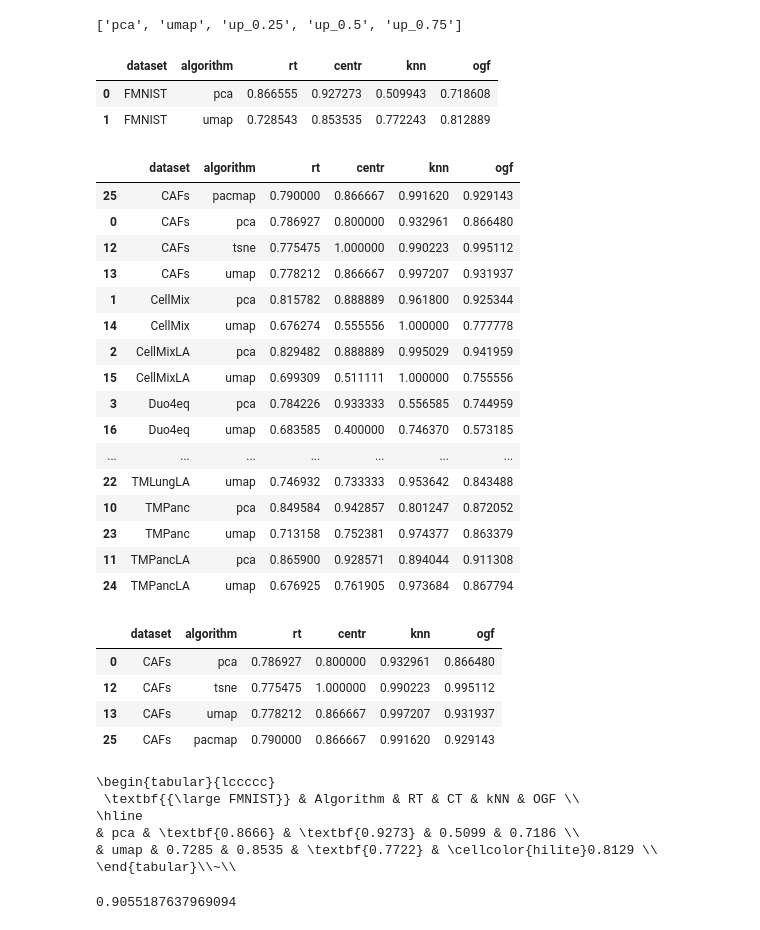
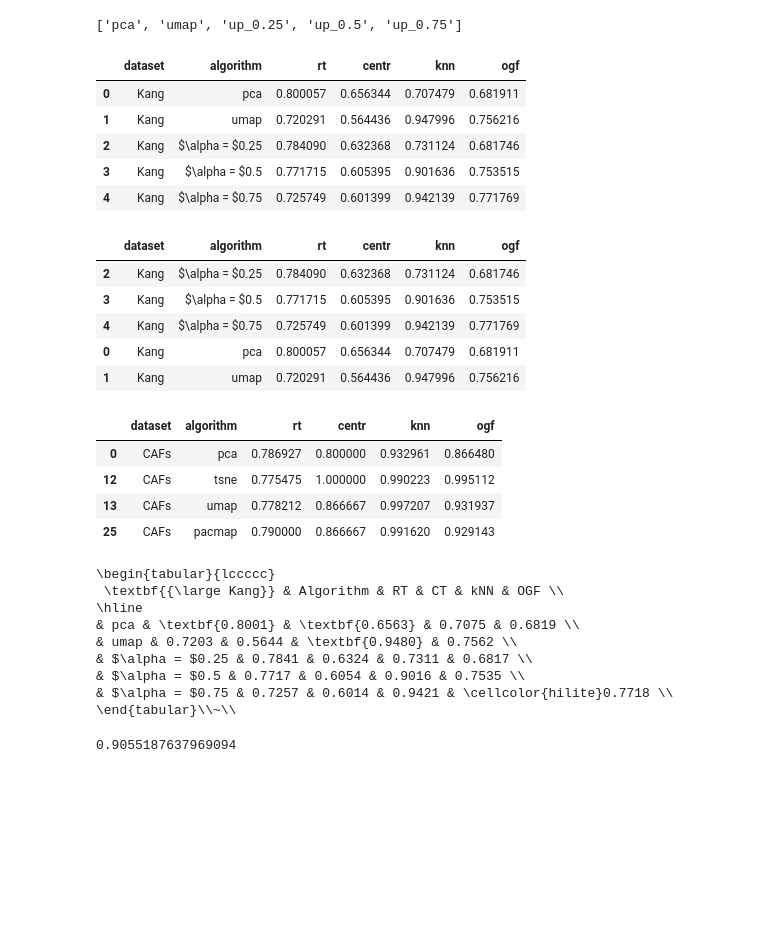
Before and after one commit to corinne-ort/drpaper25, a Jupyter notebook: run_evaluation.ipynb, the cells around one changed output. Cells and saved outputs as stored; diff of their text form; code cells hidden in the pictures; blank space fills up the shorter version.

```diff
--- a/run_evaluation.ipynb
+++ b/run_evaluation.ipynb
@@ -54,25 +54,27 @@ print(algorithms)
 ['pca', 'umap', 'up_0.25', 'up_0.5', 'up_0.75']
 # %%
 #algorithms = ['pca', 'tsne', 'umap', 'pacmap']
-#hybrids = ['up_0.25', 'up_0.5', 'up_0.75']
-hybrids = []
-algorithms = ['pca','umap'] #+ hybrids
+hybrids = ['MDS_up_0.25', 'MDS_up_0.5', 'MDS_up_0.75']
+algorithms = ['pca','umap'] + hybrids
 #datasets = ['CAFs', 'CellMix', 'CellMixLA','Duo4eq', 'Duo8eq','Kang','MNIST','Muraro','TMLung','TMLungLA','TMPanc','TMPancLA']
-datasets = ['FMNIST']
+datasets = ['Kang']
 
 filepaths = []
 results = []
 for algorithm in algorithms:
     for dataset in datasets:
 
+        a = "beep boop"
         # Corinne 7-24
         if algorithm in ['pca', 'tsne', 'umap', 'pacmap']:
             filepath = f'{cwd}/embeddings/{dataset}/{dataset}_{algorithm}.npy'
 
         elif algorithm in hybrids:
-            filepath = f'{cwd}/embeddings/{dataset}/UMAP-PCA/{dataset}_{algorithm}.npy'
+            filepath = f'{cwd}/embeddings/{dataset}/UMAP-PCA-MDS/{dataset}_{algorithm}.npy'
+            a = "hybrid"
 
         if not os.path.exists(filepath):
+            print(a)
             continue
 
         if dataset == 'CAFs':
@@ -144,35 +146,38 @@ for algorithm in algorithms:
 
         if algorithm not in hybrids:
             result['algorithm'] = algorithm
 
         elif algorithm in hybrids:
             alpha = algorithm[-4:]
             if alpha[0] == '_': # fix minor formatting issue
                 alpha = alpha[1:]
             result['algorithm'] = '$\\alpha = $' + alpha
 
         rt_acc = np.zeros(5,)
         for i in range(5):
             rt_acc[i] = random_triplet_eval(X_train, embedding, y_train) #X_train, embedding, labels
         result['rt'] = np.mean(rt_acc)
 
         centr_acc = centroid_triplet_eval(X_train, embedding, y_train) #X_train, embedding, labels
         result['centr'] = np.mean(centr_acc)
 
         knn = knn_eval(embedding, y_train, n_neighbors = 5)
         result['knn'] = knn
 
         ogf = (centr_acc + knn)/2 # overall geometric fidelity
         result['ogf'] = ogf
 
         results.append(result)
 
 df = pd.DataFrame(results)
 df
 # %% [output]
 |  | dataset | algorithm | rt | centr | knn | ogf |
-| 0 | FMNIST | pca | 0.866555 | 0.927273 | 0.509943 | 0.718608 |
-| 1 | FMNIST | umap | 0.728543 | 0.853535 | 0.772243 | 0.812889 |
+| 0 | Kang | pca | 0.800057 | 0.656344 | 0.707479 | 0.681911 |
+| 1 | Kang | umap | 0.720291 | 0.564436 | 0.947996 | 0.756216 |
+| 2 | Kang | $\alpha = $0.25 | 0.784090 | 0.632368 | 0.731124 | 0.681746 |
+| 3 | Kang | $\alpha = $0.5 | 0.771715 | 0.605395 | 0.901636 | 0.753515 |
+| 4 | Kang | $\alpha = $0.75 | 0.725749 | 0.601399 | 0.942139 | 0.771769 |
 # %%
 df['algorithm'] = df['algorithm'].apply(lambda alg: f"${alg}$" if alg.startswith("\\") else alg)
 # %%
@@ -181,22 +186,11 @@ df_sorted = df.sort_values(by=['dataset', 'algorithm'], ascending=[True, True])
 df_sorted
 # %% [output]
 |  | dataset | algorithm | rt | centr | knn | ogf |
-| 25 | CAFs | pacmap | 0.790000 | 0.866667 | 0.991620 | 0.929143 |
-| 0 | CAFs | pca | 0.786927 | 0.800000 | 0.932961 | 0.866480 |
-| 12 | CAFs | tsne | 0.775475 | 1.000000 | 0.990223 | 0.995112 |
-| 13 | CAFs | umap | 0.778212 | 0.866667 | 0.997207 | 0.931937 |
-| 1 | CellMix | pca | 0.815782 | 0.888889 | 0.961800 | 0.925344 |
-| 14 | CellMix | umap | 0.676274 | 0.555556 | 1.000000 | 0.777778 |
-| 2 | CellMixLA | pca | 0.829482 | 0.888889 | 0.995029 | 0.941959 |
-| 15 | CellMixLA | umap | 0.699309 | 0.511111 | 1.000000 | 0.755556 |
-| 3 | Duo4eq | pca | 0.784226 | 0.933333 | 0.556585 | 0.744959 |
-| 16 | Duo4eq | umap | 0.683585 | 0.400000 | 0.746370 | 0.573185 |
-| ... | ... | ... | ... | ... | ... | ... |
-| 22 | TMLungLA | umap | 0.746932 | 0.733333 | 0.953642 | 0.843488 |
-| 10 | TMPanc | pca | 0.849584 | 0.942857 | 0.801247 | 0.872052 |
-| 23 | TMPanc | umap | 0.713158 | 0.752381 | 0.974377 | 0.863379 |
-| 11 | TMPancLA | pca | 0.865900 | 0.928571 | 0.894044 | 0.911308 |
-| 24 | TMPancLA | umap | 0.676925 | 0.761905 | 0.973684 | 0.867794 |
+| 2 | Kang | $\alpha = $0.25 | 0.784090 | 0.632368 | 0.731124 | 0.681746 |
+| 3 | Kang | $\alpha = $0.5 | 0.771715 | 0.605395 | 0.901636 | 0.753515 |
+| 4 | Kang | $\alpha = $0.75 | 0.725749 | 0.601399 | 0.942139 | 0.771769 |
+| 0 | Kang | pca | 0.800057 | 0.656344 | 0.707479 | 0.681911 |
+| 1 | Kang | umap | 0.720291 | 0.564436 | 0.947996 | 0.756216 |
 # %%
 cafs = df[df['dataset'] == 'CAFs']
 cafs
@@ -233,10 +227,13 @@ for d in datasets:
     print(latex_table, '\n')
 # %% [output]
 \begin{tabular}{lccccc}
- \textbf{{\large FMNIST}} & Algorithm & RT & CT & kNN & OGF \\
+ \textbf{{\large Kang}} & Algorithm & RT & CT & kNN & OGF \\
 \hline
-& pca & \textbf{0.8666} & \textbf{0.9273} & 0.5099 & 0.7186 \\
-& umap & 0.7285 & 0.8535 & \textbf{0.7722} & \cellcolor{hilite}0.8129 \\
+& pca & \textbf{0.8001} & \textbf{0.6563} & 0.7075 & 0.6819 \\
+& umap & 0.7203 & 0.5644 & \textbf{0.9480} & 0.7562 \\
+& $\alpha = $0.25 & 0.7841 & 0.6324 & 0.7311 & 0.6817 \\
+& $\alpha = $0.5 & 0.7717 & 0.6054 & 0.9016 & 0.7535 \\
+& $\alpha = $0.75 & 0.7257 & 0.6014 & 0.9421 & \cellcolor{hilite}0.7718 \\
 \end{tabular}\\~\\
 # %%
 print(max_rt)
```
